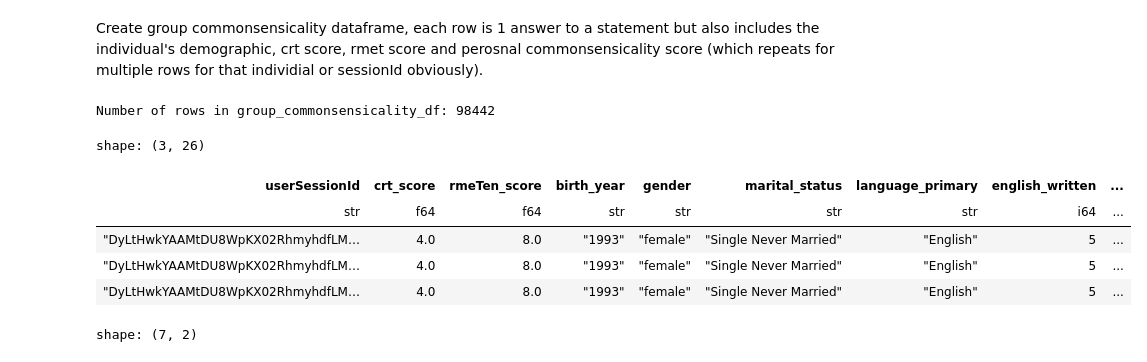
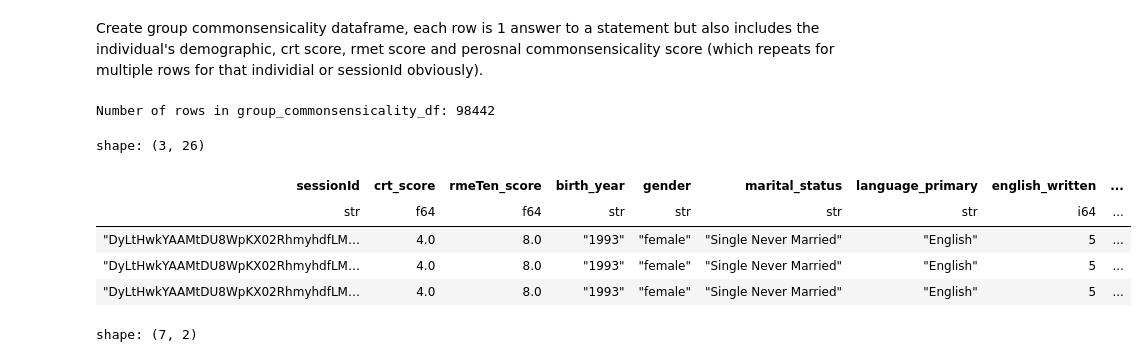
Before and after one commit to Watts-Lab/commonsense-data, a Jupyter notebook: .scripts/dashboard.ipynb, the cells around one changed output. Drawn from its saved outputs; the diff is of its cells as text; code cells hidden in the pictures.

```diff
--- a/.scripts/dashboard.ipynb
+++ b/.scripts/dashboard.ipynb
@@ -648,6 +648,6 @@ shape: (111_587, 5)
 | "c4gYcigasaz06eUvSq0pi3kb6qOOra… | "{"surveySource":"@watts-lab/su… | "{"surveySource":"@watts-lab/su… | null | "{"surveySource":"@watts-lab/su… |
 # %%
 # This is a polars dataframe
-df_inidivial_pivoted.sort(by="userSessionId")
+df_inidivial_pivoted.sort(by="sessionId")
 # %% [output]
 shape: (111_587, 5)
@@ -666,13 +666,13 @@ shape: (111_587, 5)
 | "zzoGzISc27R3pHuW3fYH4Ih-c5e1HP… | null | "{"surveySource":"@watts-lab/su… | null | null |
 # %%
 df_with_crt = df_indiviudal.pivot(
-    index="userSessionId",
+    index="sessionId",
     on="informationType",
     values="createdAt",
     aggregate_function="first"
 )
 
-df_inidivial_pivoted = df_inidivial_pivoted.join(df_with_crt, on="userSessionId", how="inner")
+df_inidivial_pivoted = df_inidivial_pivoted.join(df_with_crt, on="sessionId", how="inner")
 # %%
 df_inidivial_pivoted.filter(
     pl.col("demographics").is_not_null()
@@ -1151,7 +1151,7 @@ shape: (1, 3)
 | "kN51XnkgRm9Fexer5FQv3b0NdNqiRb… | 15 | 2024-10-07 14:07:44 |
 # %%
 df_commonsense_country_info = df_with_crt.join(
-    df_session, left_on="userSessionId", right_on="sessionId", how='inner'
+    df_session, left_on="sessionId", right_on="sessionId", how='inner'
 )
 print(df_commonsense_country_info.shape)
 df_commonsense_country_info
@@ -1846,7 +1846,7 @@ Decision Tree Rules:
 |   |   |   |   |--- value: [0.83]
 # %%
 df_commonsense_country_info_columns = [
-    "userSessionId",
+    "sessionId",
     "crt_score",
     "rmeTen_score",
     "birth_year",
@@ -1892,28 +1892,28 @@ Create group commonsensicality dataframe, each row is 1 answer to a statement bu
 # %%
 group_commonsensicality_df = (
     indiviudal_df_with_null_dropped[df_commonsense_country_info_columns]
     .join(
         df_answers[df_answers_columns],
-        left_on="userSessionId",
+        left_on="sessionId",
         right_on="sessionId",
         how="left",
     )
     .join(
         statement_commonsensicality_with_properties[df_statements_columns],
         left_on="statementId",
         right_on="statementId",
         how="left",
     )
 )
 
 print(
     f"Number of rows in group_commonsensicality_df: {len(group_commonsensicality_df)}"
 )
 group_commonsensicality_df.head(3)
 # %% [output]
 Number of rows in group_commonsensicality_df: 98442
 shape: (3, 26)
-| userSessionId | crt_score | rmeTen_score | birth_year | gender | marital_status | language_primary | english_written | ... |
+| sessionId | crt_score | rmeTen_score | birth_year | gender | marital_status | language_primary | english_written | ... |
 | str | f64 | f64 | str | str | str | str | i64 | ... |
 | "DyLtHwkYAAMtDU8WpKX02RhmyhdfLM… | 4.0 | 8.0 | "1993" | "female" | "Single Never Married" | "English" | 5 | ... |
 | "DyLtHwkYAAMtDU8WpKX02RhmyhdfLM… | 4.0 | 8.0 | "1993" | "female" | "Single Never Married" | "English" | 5 | ... |
```
Also changed, not shown: parts of 21 cells of this notebook, 25 other files.
